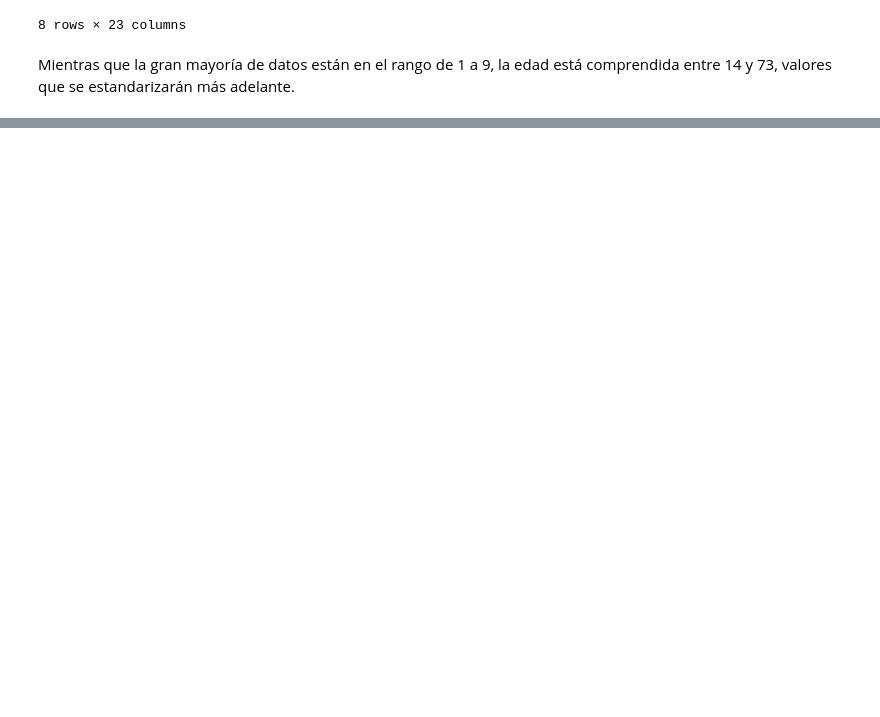
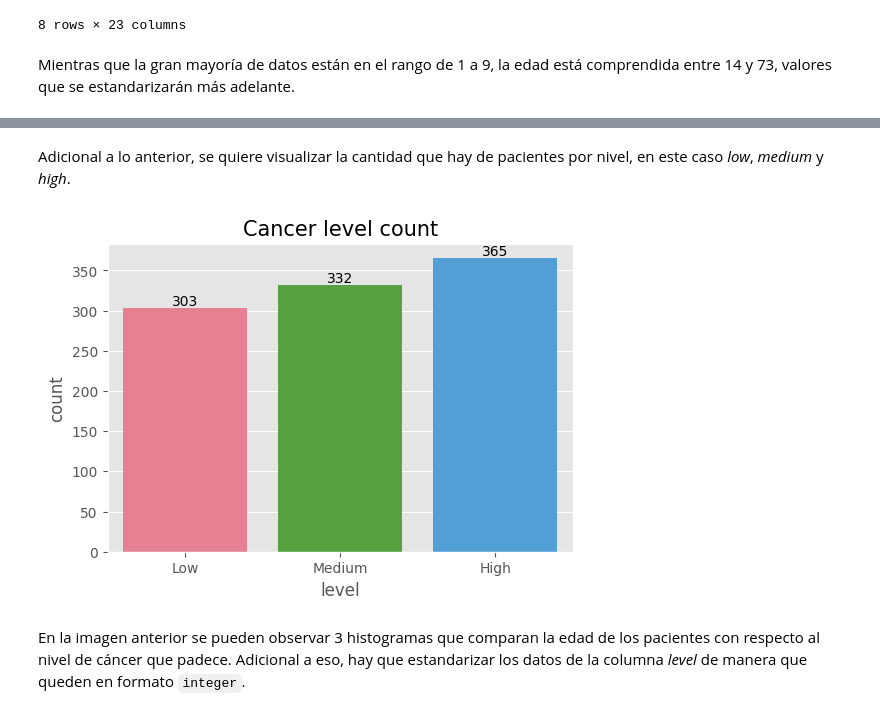
Before and after one commit to carmenarrabali/TFG, a Jupyter notebook: TFG_ArrabaliCañete.ipynb, the cells around one changed output, grey strips where cells are left out. Drawn from its saved outputs; the diff is of its cells as text; code cells hidden in the pictures; blank space fills up the shorter version.

```diff
--- a/TFG_ArrabaliCañete.ipynb
+++ b/TFG_ArrabaliCañete.ipynb
@@ -112,0 +194,13 @@ sns.heatmap(df_corr)
+# %% [markdown]
+Adicional a lo anterior, se quiere visualizar la cantidad que hay de pacientes por nivel, en este caso *low*, *medium* y *high*.
+# %%
+plt.figure(figsize = (6,4))
+data = sns.countplot(x=df.level, palette = "husl")
+for bars in data.containers:
+    data.bar_label(bars)
+plt.title("Cancer level count", fontsize = 15);
+# %% [output]
+[figure, added]
+# %% [markdown]
+En la imagen anterior se pueden observar 3 histogramas que comparan la edad de los pacientes con respecto al nivel de cáncer que padece.
+Adicional a eso, hay que estandarizar los datos de la columna *level* de manera que queden en formato `integer`.
```
Also changed, not shown: parts of 31 cells of this notebook.
